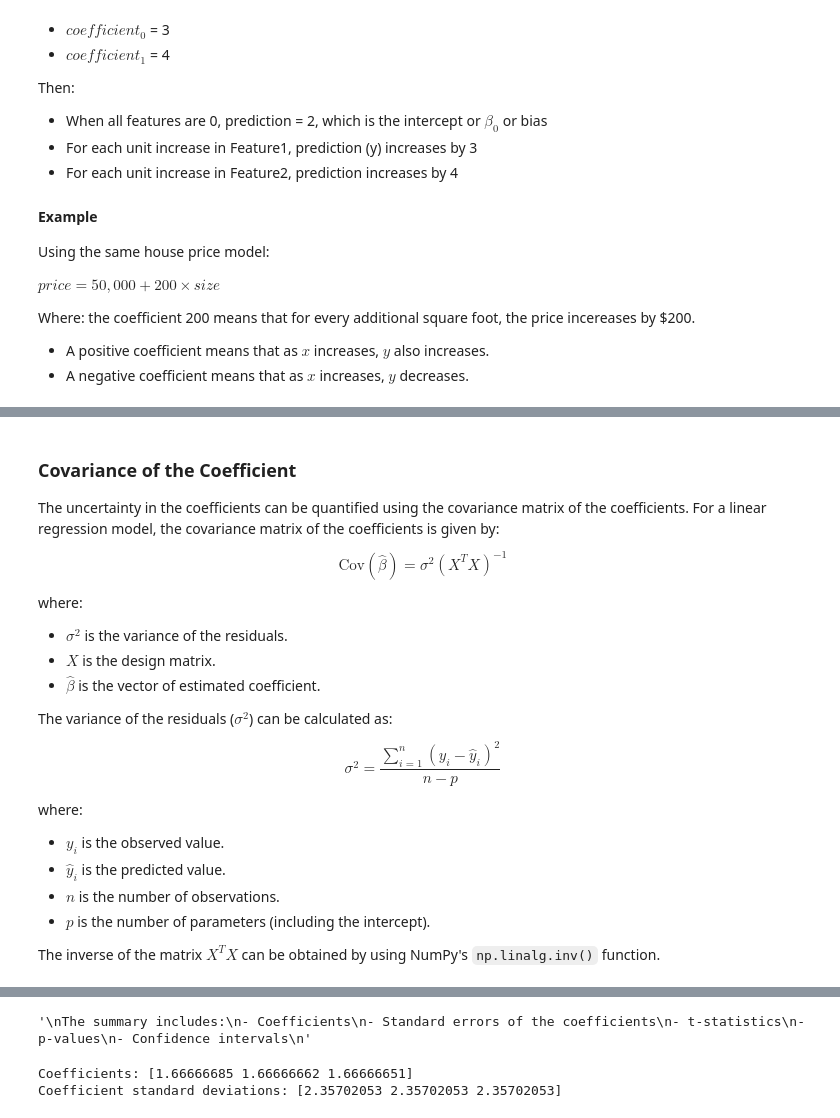
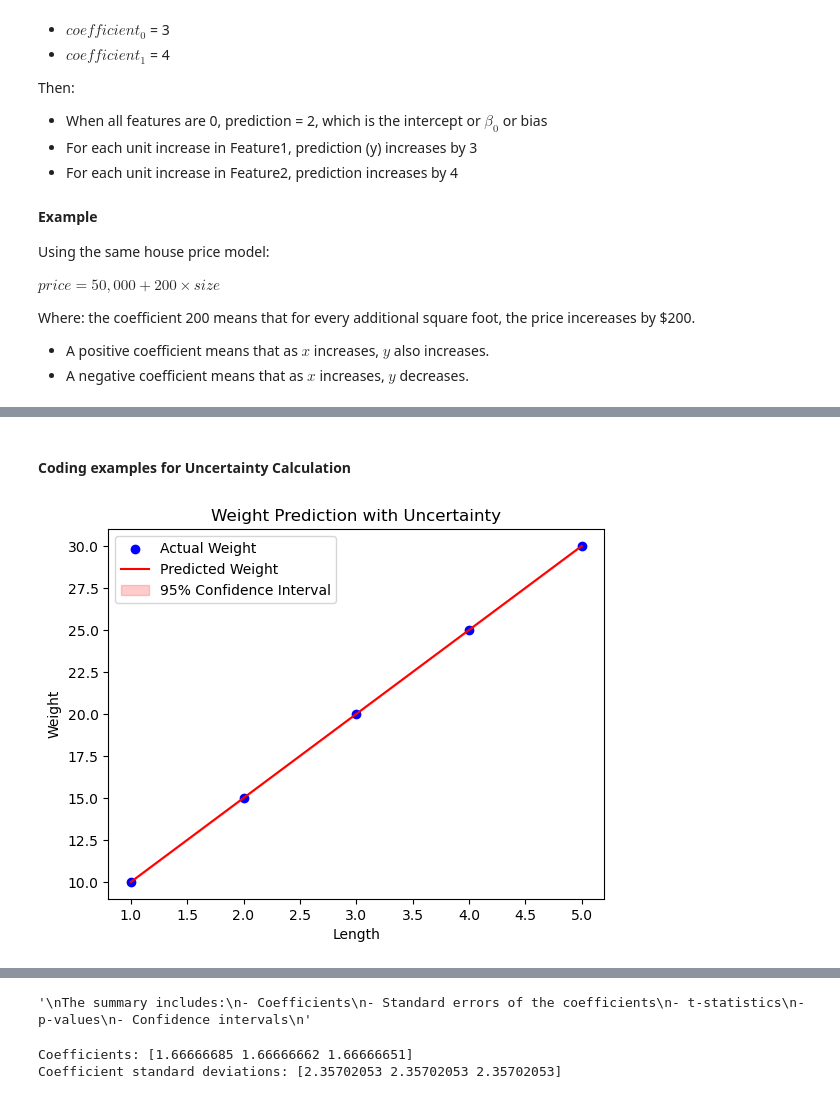
Before and after one commit to zlu/ml_study, a Jupyter notebook: linear-regression.ipynb, the cells around one changed output, grey strips where cells are left out. Drawn from its saved outputs; the diff is of its cells as text; code cells hidden in the pictures.

Commit message:
Update linear-reg: - Add uncertainty/covariance of the coefficient - Reorganized the linear reg md

```diff
--- a/linear-regression.ipynb
+++ b/linear-regression.ipynb
@@ -118,0 +188,15 @@ Design Matrix:
+# %%
+import numpy as np
+
+# Create two matrices
+A = np.array([[1, 2],
+              [3, 4]])
+B = np.array([[5, 6],
+              [7, 8]])
+
+# Matrix multiplication using @
+C = A @ B
+# Or using np.dot()
+C = np.dot(A, B)
+
+print(C)
@@ -285,69 +386,65 @@ This might suggest `Width` is less reliably estimated, perhaps due to noise or c
 
 #### Summary
 Uncertainty in coefficients reflects how much the estimates might vary due to randomness in the data or model limitations. It affects how much trust you place in the model’s parameters and predictions, guiding further analysis or data collection. It’s a key step in quantifying prediction uncertainty, making results more robust and interpretable.
-# %% [markdown]
-### Covariance of the Coefficient
-
-The uncertainty in the coefficients can be quantified using the covariance matrix of the coefficients. For a linear regression model, the covariance matrix of the coefficients is given by:
-
-$$\text{Cov}(\hat{\beta}) = \sigma^2 (X^T X)^{-1}$$
-
-where:
-- $\sigma^2$ is the variance of the residuals.
-- $X$ is the design matrix.
-- $\hat{\beta}$ is the vector of estimated coefficient.
-
-The variance of the residuals ($\sigma^2$) can be calculated as:
-
-$$\sigma^2 = \frac{\sum_{i=1}^n (y_i - \hat{y}_i)^2}{n - p}$$
-
-where:
-- $y_i$ is the observed value.
-- $\hat{y}_i$ is the predicted value.
-- $n$ is the number of observations.
-- $p$ is the number of parameters (including the intercept).
-
-The inverse of the matrix $X^T X$ can be obtained by using NumPy's `np.linalg.inv()` function.
+# %% [markdown]
+#### Coding examples for Uncertainty Calculation
 # %%
 """
 Using Statsmodels for Uncertainty Estimation
 Statsmodels is a powerful statistical library that provides detailed regression analysis,
 including uncertainty estimates for the coefficients.
 """
 import numpy as np
 import pandas as pd
 import statsmodels.api as sm
 
 # Sample data
 data = {
-    'Length1': [1, 2, 3, 4, 5],
+    'Length': [1, 2, 3, 4, 5],
     'Width': [2, 3, 4, 5, 6],
     'Height': [3, 4, 5, 6, 7],
     'Weight': [10, 15, 20, 25, 30]
 }
 df = pd.DataFrame(data)
 
 # Design matrix and target variable
-X = df[['Length1', 'Width', 'Height']]
+X = df[['Length', 'Width', 'Height']]
 y = df['Weight']
 
 # Add a constant term to the design matrix (for the intercept)
 X = sm.add_constant(X)
 
-# Fit the OLS model
+# Fit the OLS model a.k.a. finding the best coefficients.
 model = sm.OLS(y, X).fit()
+
+# Get predictions and confidence intervals
+predictions = model.get_prediction(X)
+pred_summary = predictions.summary_frame(alpha=0.05)  # 95% confidence
+
+# Plot actual vs predicted with uncertainty
+plt.scatter(df['Length'], y, color='blue', label='Actual Weight')
+plt.plot(df['Length'], pred_summary['mean'], color='red', label='Predicted Weight')
+plt.fill_between(df['Length'], pred_summary['mean_ci_lower'], pred_summary['mean_ci_upper'],
+                 color='red', alpha=0.2, label='95% Confidence Interval')
+plt.xlabel('Length')
+plt.ylabel('Weight')
+plt.legend()
+plt.title('Weight Prediction with Uncertainty')
+plt.show()
 
 # Print the summary
 print(model.summary())
 """
 The summary includes:
-- Coefficients
-- Standard errors of the coefficients
-- t-statistics
-- p-values
-- Confidence intervals
+- Coefficients: How much each variable (like Length) affects Weight.
+- Standard Errors: A measure of uncertainty—how much these coefficients might vary if we had different data. Smaller errors mean more confidence.
+- Confidence Intervals:
+    - A coefficient interval is usually presented as a range, such as [a, b] , where a is the lower bound and b is the upper b bound.
+    - Confidence Level: These intervals are often associated with a confidence level (e.g., 95% or 99%). This means that if you were to repeat the experiment or sampling many times, the true coefficient would fall within this interval in the specified percentage of cases.
+- P-values: These test if the effect of each variable is real or just random noise (low p-value = more certain it’s real).
 """
 # %% [output]
+[figure, added]
                             OLS Regression Results
 ==============================================================================
 Dep. Variable:                 Weight   R-squared:                       1.000
```
Also changed, not shown: parts of 21 cells of this notebook, 3 other files.
